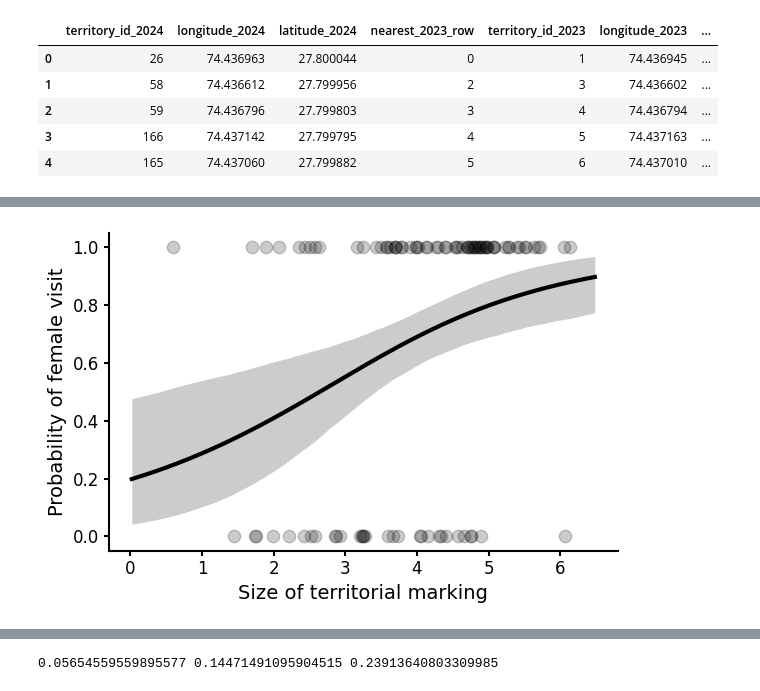
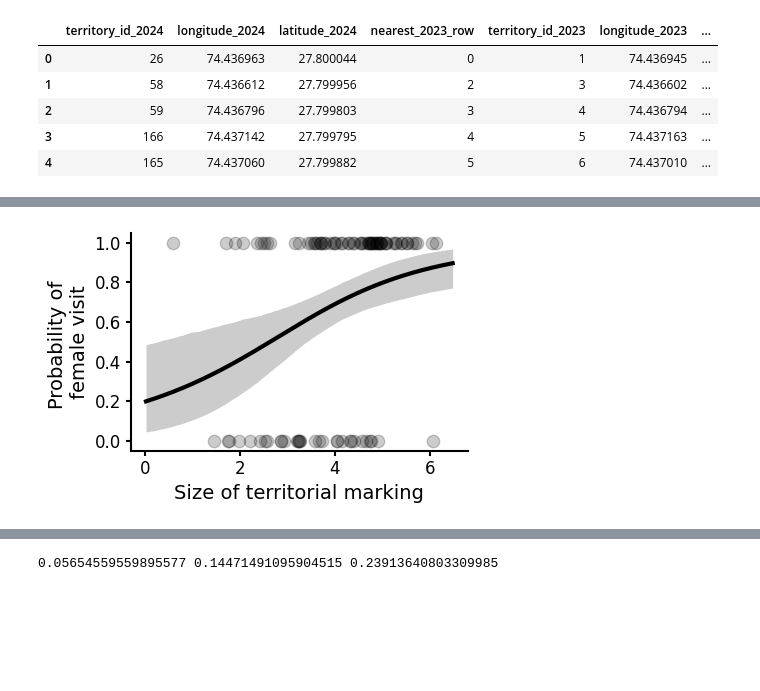
Before and after one commit to vivekhsridhar/territory_geometry, a Jupyter notebook: model_territory_sizes.ipynb, the cells around one changed output, grey strips where cells are left out. Saved outputs shown, nothing was run; the diff lists cells and outputs as text; code cells hidden in the pictures; blank space fills up the shorter version.

```diff
--- a/model_territory_sizes.ipynb
+++ b/model_territory_sizes.ipynb
@@ -274,32 +425,32 @@ Messages received during sampling:
 # %%
-fig,ax = plt.subplots(figsize=(6,4))
+fig,ax = plt.subplots(figsize=(4.5,3))
 
 # Compute posterior P(reuse) distribution and back-transform to return to original units
 mu = fit['alpha'].reshape(-1,1) + fit['beta'].reshape(-1,1) * s_grid[None,:]
 y = scipy.special.expit(mu)
 y_mean = np.mean(y, axis=0)
 y_lower,y_upper = np.quantile(y, [0.025,0.975], axis=0)
 
 # Plot model fits
 ax.plot(s_original, y_mean, linewidth=3, color='black')
 ax.fill_between(s_original, y_lower, y_upper, color='black', alpha=0.2, linewidth=0)
 
 # Add scatter to the plot
 ax.scatter(subset2023['size'], subset2023['female_visit'], s=80, color='black', edgecolor='black', alpha=0.2, zorder=4)
 
 ax.spines['top'].set_visible(False)
 ax.spines['right'].set_visible(False)
 ax.spines['left'].set_linewidth(1.5)
 ax.spines['bottom'].set_linewidth(1.5)
 ax.tick_params(axis='both', which='major', labelsize=12, width=1.5)
 
 ax.set_xlabel('Size of territorial marking', fontsize=14)
-ax.set_ylabel('Probability of female visit', fontsize=14)
+ax.set_ylabel('Probability of \nfemale visit', fontsize=14)
 
 plt.tight_layout()
 plt.savefig(out_dir/'female_visits.png', dpi=300, bbox_inches='tight')
 # %% [output]
-[figure, old version]
+[figure, new version]
 # %%
 fig, ax = plt.subplots(figsize=(2, 3.5))
 
```
Also changed, not shown: parts of 7 cells of this notebook, 4 other files.
